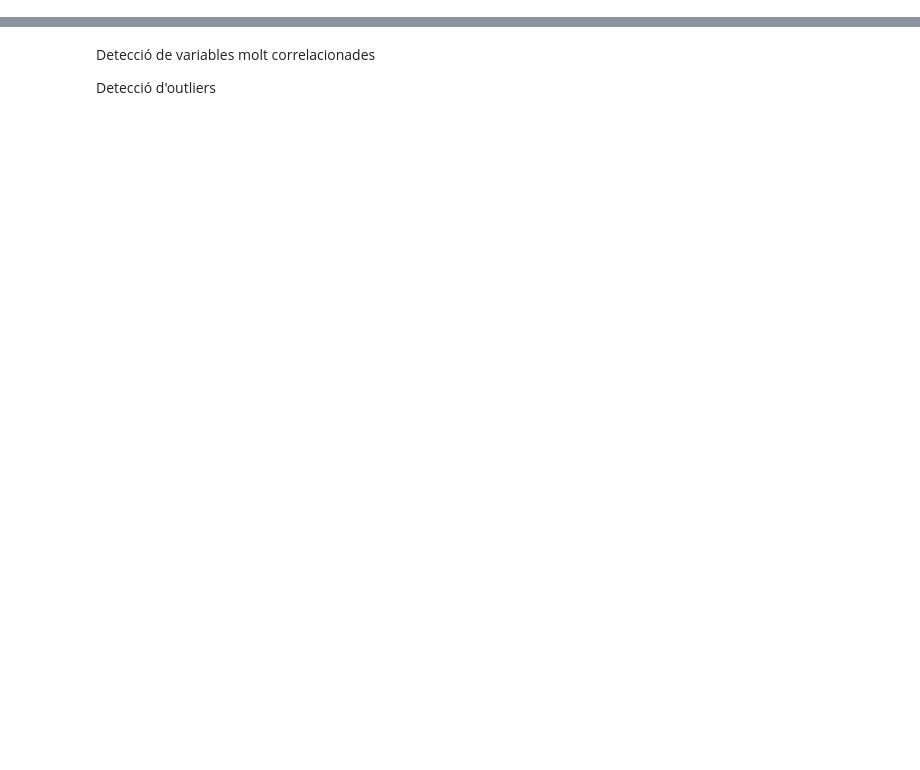
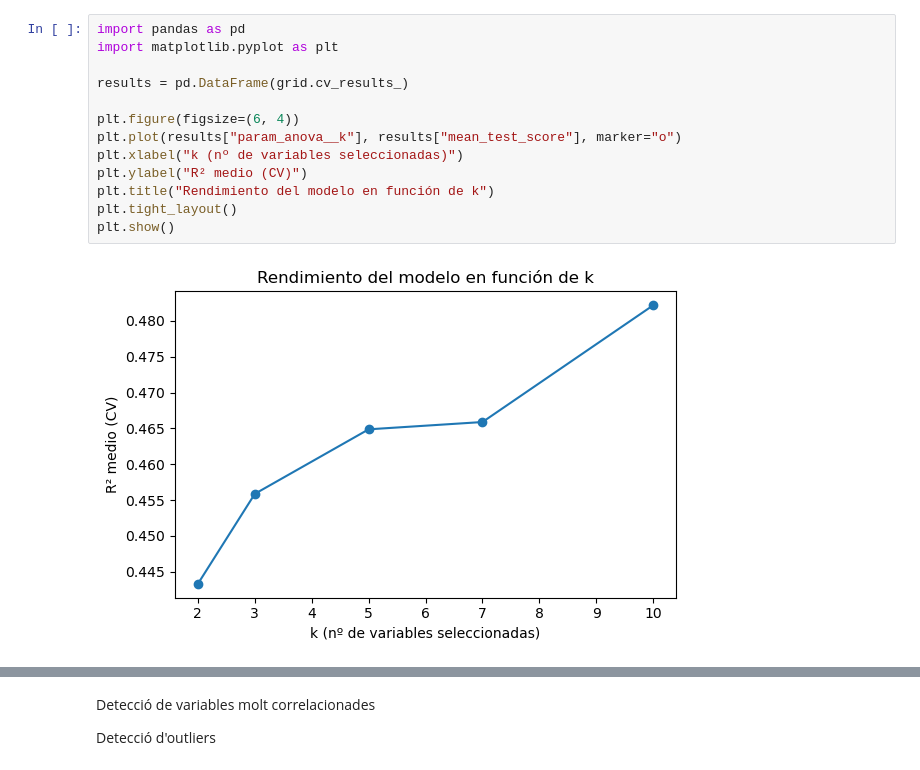
Before and after one commit to xxjcaxx/Disseny-i-avaluacio-de-models, a Jupyter notebook: apunts/documents/optimitzacions_supervisats.ipynb, the cells around one changed output, grey strips where cells are left out. Cells and saved outputs as stored; diff of their text form; blank space fills up the shorter version.

```diff
--- a/apunts/documents/optimitzacions_supervisats.ipynb
+++ b/apunts/documents/optimitzacions_supervisats.ipynb
@@ -30,0 +63,15 @@ Tots els algorismes tant de classificació com de regressió que tinguen hiperpa
+# %%
+import pandas as pd
+import matplotlib.pyplot as plt
+
+results = pd.DataFrame(grid.cv_results_)
+
+plt.figure(figsize=(6, 4))
+plt.plot(results["param_anova__k"], results["mean_test_score"], marker="o")
+plt.xlabel("k (nº de variables seleccionadas)")
+plt.ylabel("R² medio (CV)")
+plt.title("Rendimiento del modelo en función de k")
+plt.tight_layout()
+plt.show()
+# %% [output]
+[figure, added]
```
Also changed, not shown: parts of 45 cells of this notebook, 2 other files.
